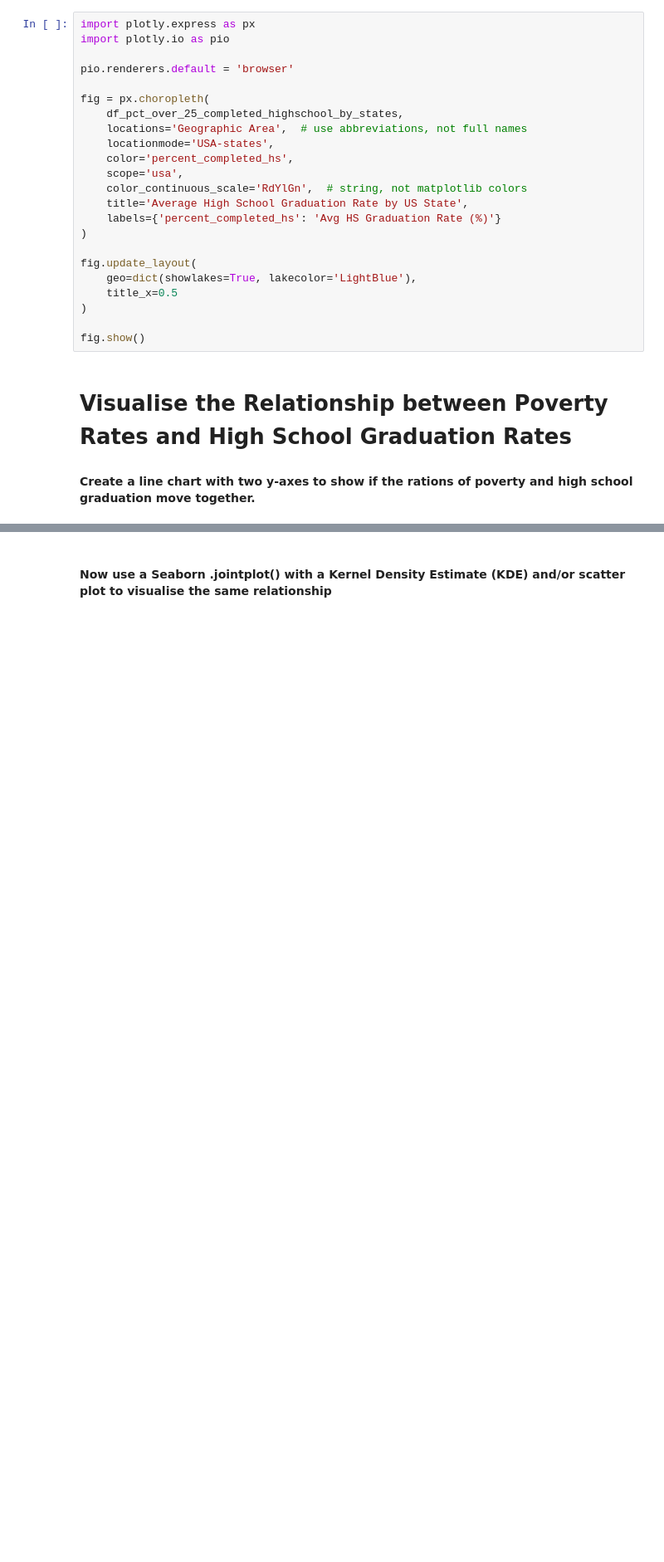
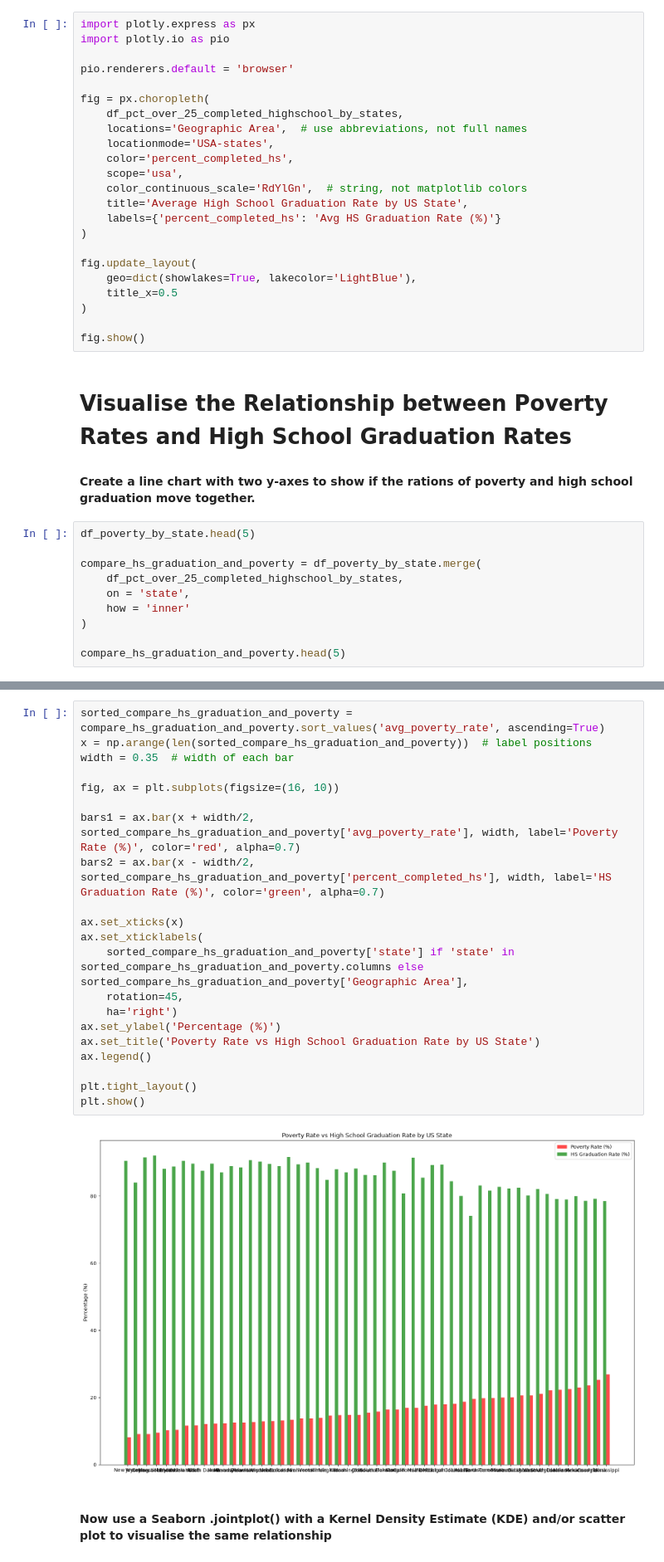
Before and after one commit to LegradiK/us_police_incidents_analysis, a Jupyter notebook: us_police_incidents_analysis.ipynb, the cells around one changed output, grey strips where cells are left out. Shown at 83% size. Drawn from its saved outputs; the diff is of its cells as text; blank space fills up the shorter version.

```diff
--- a/us_police_incidents_analysis.ipynb
+++ b/us_police_incidents_analysis.ipynb
@@ -495,3 +495,13 @@ fig.show()
 # Visualise the Relationship between Poverty Rates and High School Graduation Rates
 
 #### Create a line chart with two y-axes to show if the rations of poverty and high school graduation move together.
+# %%
+df_poverty_by_state.head(5)
+
+compare_hs_graduation_and_poverty = df_poverty_by_state.merge(
+    df_pct_over_25_completed_highschool_by_states,
+    on = 'state',
+    how = 'inner'
+)
+
+compare_hs_graduation_and_poverty.head(5)
@@ -498,3 +515,26 @@ fig.show()
+# %%
+sorted_compare_hs_graduation_and_poverty = compare_hs_graduation_and_poverty.sort_values('avg_poverty_rate', ascending=True)
+x = np.arange(len(sorted_compare_hs_graduation_and_poverty))  # label positions
+width = 0.35  # width of each bar
+
+fig, ax = plt.subplots(figsize=(16, 10))
+
+bars1 = ax.bar(x + width/2, sorted_compare_hs_graduation_and_poverty['avg_poverty_rate'], width, label='Poverty Rate (%)', color='red', alpha=0.7)
+bars2 = ax.bar(x - width/2, sorted_compare_hs_graduation_and_poverty['percent_completed_hs'], width, label='HS Graduation Rate (%)', color='green', alpha=0.7)
+
+ax.set_xticks(x)
+ax.set_xticklabels(
+    sorted_compare_hs_graduation_and_poverty['state'] if 'state' in sorted_compare_hs_graduation_and_poverty.columns else sorted_compare_hs_graduation_and_poverty['Geographic Area'],
+    rotation=45,
+    ha='right')
+ax.set_ylabel('Percentage (%)')
+ax.set_title('Poverty Rate vs High School Graduation Rate by US State')
+ax.legend()
+
+plt.tight_layout()
+plt.show()
+# %% [output]
+[figure, added]
 # %% [markdown]
 #### Now use a Seaborn .jointplot() with a Kernel Density Estimate (KDE) and/or scatter plot to visualise the same relationship
 # %% [markdown]
```
Also changed, not shown: parts of 1 cell of this notebook.
